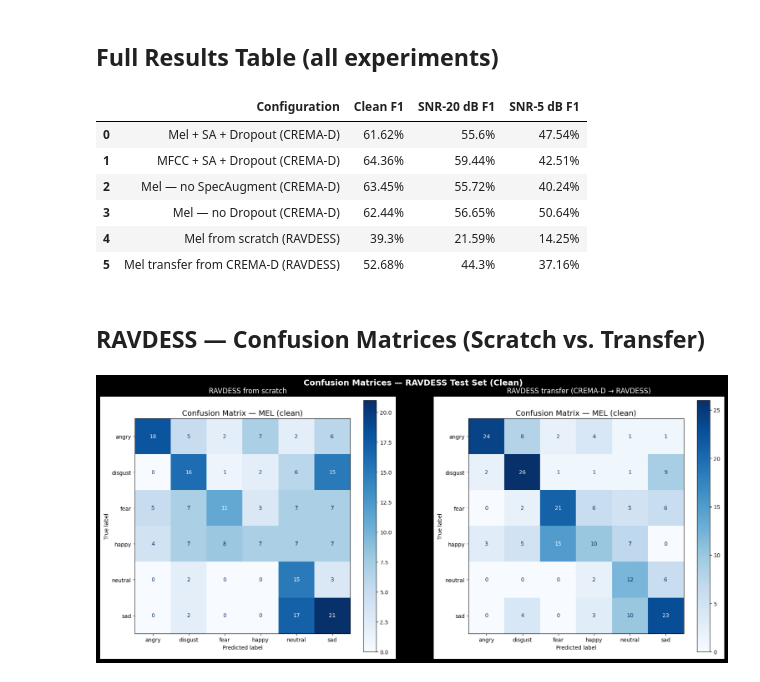
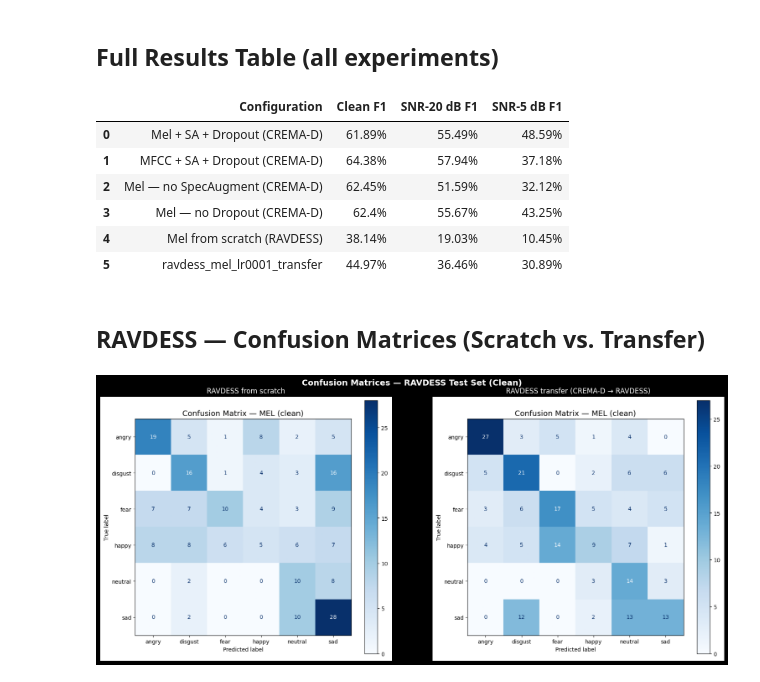
Before and after one commit to kassxxv/speech-emotion-recognition-using-cnn, a Jupyter notebook: notebooks/03_evaluation.ipynb, the cells around one changed output. Saved outputs shown, nothing was run; the diff lists cells and outputs as text; code cells hidden in the pictures.

```diff
--- a/notebooks/03_evaluation.ipynb
+++ b/notebooks/03_evaluation.ipynb
@@ -88,7 +88,7 @@ label_map = {
     'mel_noaug':                   'Mel — no SpecAugment (CREMA-D)',
     'mel_nodropout':               'Mel — no Dropout (CREMA-D)',
     'ravdess_mel':                 'Mel from scratch (RAVDESS)',
-    'ravdess_mel_lr0003_transfer': 'Mel transfer from CREMA-D (RAVDESS)',
+    'ravdess_mel_lr0001_transfer': 'Mel transfer from CREMA-D (RAVDESS)',
 }
 
 df['Configuration'] = df['experiment'].map(label_map).fillna(df['experiment'])
@@ -99,30 +99,30 @@ df['SNR-5 dB F1']   = (df['snr5_f1']  * 100).round(2).astype(str) + '%'
 display(df[['Configuration', 'Clean F1', 'SNR-20 dB F1', 'SNR-5 dB F1']].reset_index(drop=True))
 # %% [output]
 |  | Configuration | Clean F1 | SNR-20 dB F1 | SNR-5 dB F1 |
-| 0 | Mel + SA + Dropout (CREMA-D) | 61.62% | 55.6% | 47.54% |
-| 1 | MFCC + SA + Dropout (CREMA-D) | 64.36% | 59.44% | 42.51% |
-| 2 | Mel — no SpecAugment (CREMA-D) | 63.45% | 55.72% | 40.24% |
-| 3 | Mel — no Dropout (CREMA-D) | 62.44% | 56.65% | 50.64% |
-| 4 | Mel from scratch (RAVDESS) | 39.3% | 21.59% | 14.25% |
-| 5 | Mel transfer from CREMA-D (RAVDESS) | 52.68% | 44.3% | 37.16% |
+| 0 | Mel + SA + Dropout (CREMA-D) | 61.89% | 55.49% | 48.59% |
+| 1 | MFCC + SA + Dropout (CREMA-D) | 64.38% | 57.94% | 37.18% |
+| 2 | Mel — no SpecAugment (CREMA-D) | 62.45% | 51.59% | 32.12% |
+| 3 | Mel — no Dropout (CREMA-D) | 62.4% | 55.67% | 43.25% |
+| 4 | Mel from scratch (RAVDESS) | 38.14% | 19.03% | 10.45% |
+| 5 | ravdess_mel_lr0001_transfer | 44.97% | 36.46% | 30.89% |
 # %% [markdown]
 ## RAVDESS — Confusion Matrices (Scratch vs. Transfer)
 # %%
 ravdess_cm = {
     'RAVDESS from scratch':          '../results/ravdess_mel/confusion_matrix.png',
-    'RAVDESS transfer (CREMA-D → RAVDESS)': '../results/ravdess_mel_lr0003_transfer/confusion_matrix.png',
+    'RAVDESS transfer (CREMA-D → RAVDESS)': '../results/ravdess_mel_lr0001_transfer/confusion_matrix.png',
 }
 
 fig, axes = plt.subplots(1, 2, figsize=(16, 7))
 for ax, (title, path) in zip(axes, ravdess_cm.items()):
     if os.path.exists(path):
         ax.imshow(mpimg.imread(path))
         ax.set_title(title, fontsize=12)
     else:
         ax.text(0.5, 0.5, f'Not found:\n{path}', ha='center', va='center', transform=ax.transAxes)
     ax.axis('off')
 plt.suptitle('Confusion Matrices — RAVDESS Test Set (Clean)', fontsize=14, fontweight='bold')
 plt.tight_layout()
 plt.show()
 # %% [output]
-[figure, old version]
+[figure, new version]
```
Also changed, not shown: parts of 3 cells of this notebook, 3 other files.
